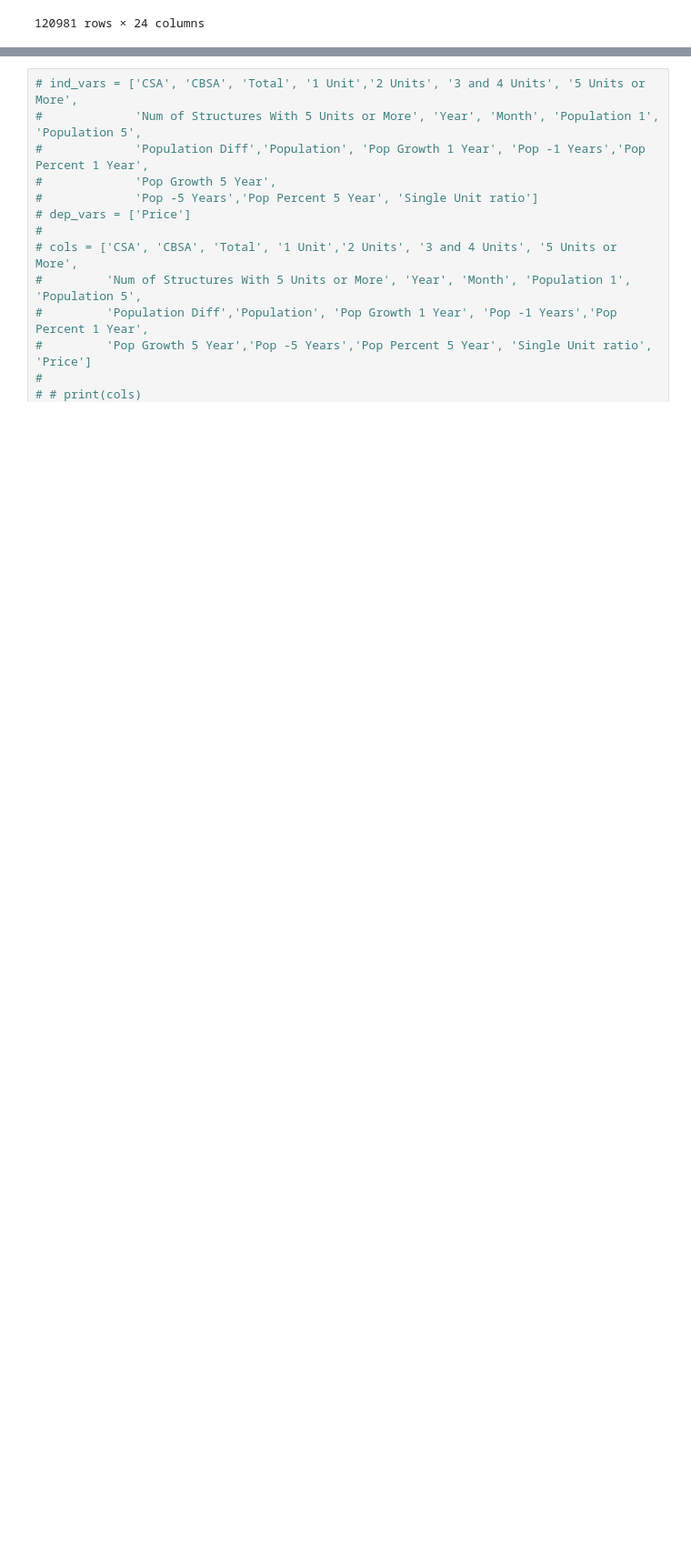
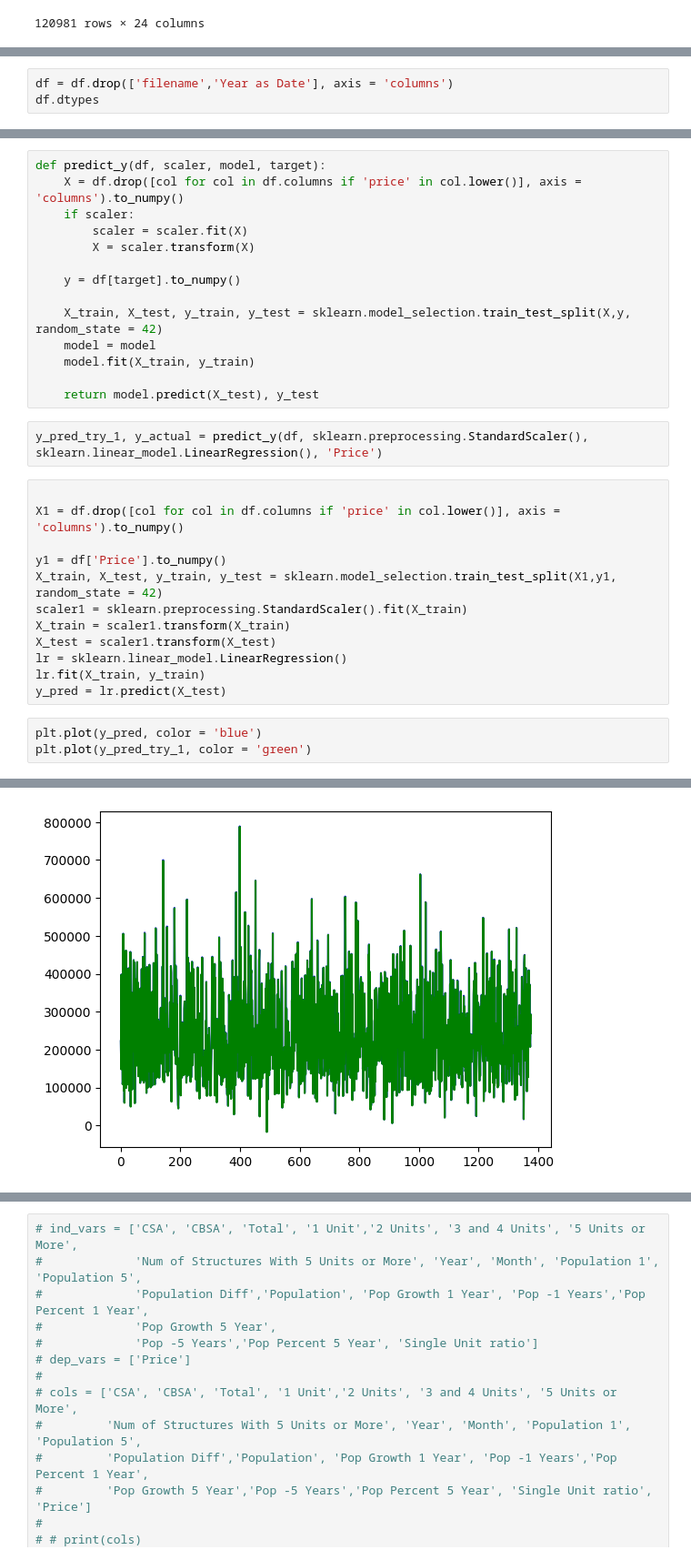
Before and after one commit to pmains/housing-permits, a Jupyter notebook: supervised2.ipynb, the cells around one changed output, grey strips where cells are left out. Shown at 91% size. Saved outputs shown, nothing was run; the diff lists cells and outputs as text; blank space fills up the shorter version.

Commit message:
Linear Regression function Cosine similarity .90 and .98

```diff
--- a/supervised2.ipynb
+++ b/supervised2.ipynb
@@ -228,0 +109,3 @@ for scoring in sklearn.metrics.get_scorer_names():
+# %%
+df = df.drop(['filename','Year as Date'], axis = 'columns')
+df.dtypes
@@ -228,0 +130,32 @@ for scoring in sklearn.metrics.get_scorer_names():
+# %%
+def predict_y(df, scaler, model, target):
+    X = df.drop([col for col in df.columns if 'price' in col.lower()], axis = 'columns').to_numpy()
+    if scaler:
+        scaler = scaler.fit(X)
+        X = scaler.transform(X)
+
+    y = df[target].to_numpy()
+
+    X_train, X_test, y_train, y_test = sklearn.model_selection.train_test_split(X,y, random_state = 42)
+    model = model
+    model.fit(X_train, y_train)
+
+    return model.predict(X_test), y_test
+# %%
+y_pred_try_1, y_actual = predict_y(df, sklearn.preprocessing.StandardScaler(), sklearn.linear_model.LinearRegression(), 'Price')
+# %%
+
+X1 = df.drop([col for col in df.columns if 'price' in col.lower()], axis = 'columns').to_numpy()
+
+y1 = df['Price'].to_numpy()
+X_train, X_test, y_train, y_test = sklearn.model_selection.train_test_split(X1,y1, random_state = 42)
+scaler1 = sklearn.preprocessing.StandardScaler().fit(X_train)
+X_train = scaler1.transform(X_train)
+X_test = scaler1.transform(X_test)
+lr = sklearn.linear_model.LinearRegression()
+lr.fit(X_train, y_train)
+y_pred = lr.predict(X_test)
+# %%
+plt.plot(y_pred, color = 'blue')
+plt.plot(y_pred_try_1, color = 'green')
+# %% [output]
@@ -228,0 +163 @@ for scoring in sklearn.metrics.get_scorer_names():
+[figure, added]
```
Also changed, not shown: parts of 50 cells of this notebook.
